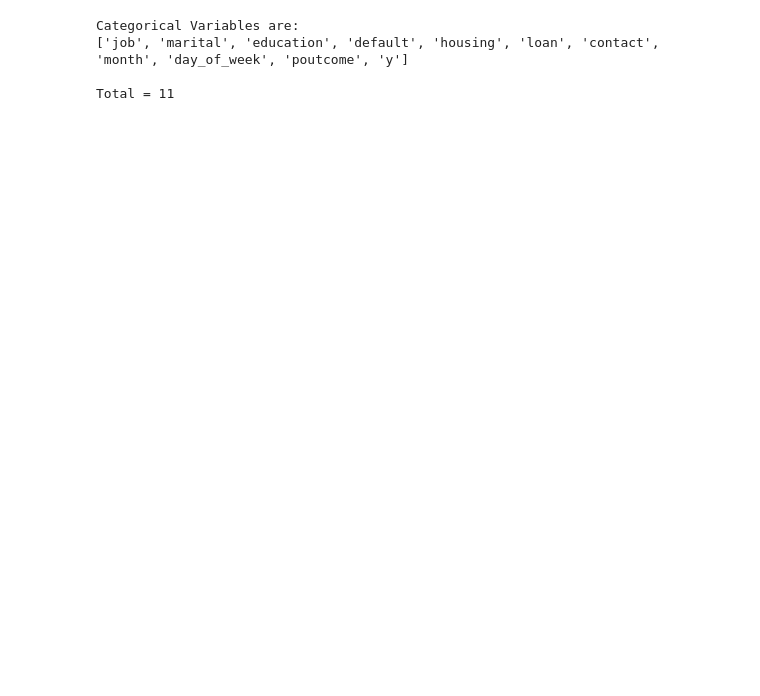
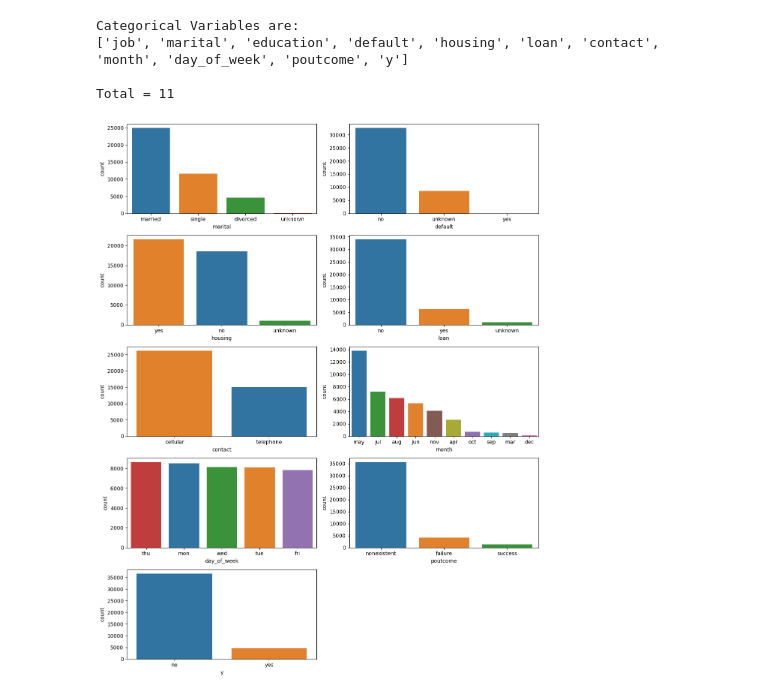
Before and after one commit to Fer-romer/fer-romer-logistic-regression, a Jupyter notebook: src/explore.ipynb, the cells around one changed output. Cells and saved outputs as stored; diff of their text form; code cells hidden in the pictures; blank space fills up the shorter version.

```diff
--- a/src/explore.ipynb
+++ b/src/explore.ipynb
@@ -121,3 +131,11 @@ print(f"The number of duplicate values in the dataset is {num_duplicate_values}"
 The number of duplicate values in the dataset is 0
 # %% [markdown]
 - ### 2.3 Eliminate irrelevant information
+# %%
+# Eliminate irrelevant columns
+
+filt_df.drop(["pdays"],
+                    axis = "columns",
+                        inplace = True)
+
+filt_df.head(3)
@@ -162,3 +165,78 @@ Categorical Variables are:
 ['job', 'marital', 'education', 'default', 'housing', 'loan', 'contact', 'month', 'day_of_week', 'poutcome', 'y']
 
 Total = 11
+# %%
+# Frecuency of each category and histogram
+
+fig, axis = plt.subplots(5, 2, figsize = (12, 15))
+
+
+# Create Histogram (Countplots)
+
+
+
+sns.countplot(ax = axis[0, 0], # Variabel 'marital'
+                data = filt_df,
+                    x = "marital",
+                        hue = "marital",
+                            order = filt_df['marital'].sort_values().value_counts().index)
+
+
+
+sns.countplot(ax = axis[0, 1], # Variable 'default'
+                data = filt_df,
+                    x = "default",
+                        hue = "default",
+                            order = filt_df['default'].sort_values().value_counts().index)
+
+sns.countplot(ax = axis[1, 0], # Variable 'housing'
+                data = filt_df,
+                    x = "housing",
+                        hue = "housing",
+                            order = filt_df['housing'].sort_values().value_counts().index)
+
+sns.countplot(ax = axis[1, 1], # Variable 'loan'
+                data = filt_df,
+                    x = "loan",
+                        hue = "loan",
+                            order = filt_df['loan'].sort_values().value_counts().index)
+
+sns.countplot(ax = axis[2, 0], # Variable 'contact'
+                data = filt_df,
+                    x = "contact",
+                        hue = "contact",
+                            order = filt_df['contact'].sort_values().value_counts().index)
+
+sns.countplot(ax = axis[2, 1], # Variable 'month'
+                data = filt_df,
+                    x = "month",
+                        hue = "month",
+                            order = filt_df['month'].sort_values().value_counts().index)
+
+sns.countplot(ax = axis[3, 0], # Variable 'day_of_week'
+                data = filt_df,
+                    x = "day_of_week",
+                        hue = "day_of_week",
+                            order = filt_df['day_of_week'].sort_values().value_counts().index)
+
+sns.countplot(ax = axis[3, 1], # Variable 'poutcome'
+                data = filt_df,
+                    x = "poutcome",
+                        hue = "poutcome",
+                            order = filt_df['poutcome'].sort_values().value_counts().index)
+
+sns.countplot(ax = axis[4, 0], # Variable 'y' (target)
+                data = filt_df,
+                    x = "y",
+                        hue = "y",
+                            order = filt_df['y'].sort_values().value_counts().index)
+
+# Remove the empty axes
+fig.delaxes(ax = axis[4,1])
+# Adjust the layout
+plt.tight_layout()
+
+# Show the plot
+plt.show()
+# %% [output]
+[figure, added]
```
Also changed, not shown: parts of 43 cells of this notebook, 11 other files.
